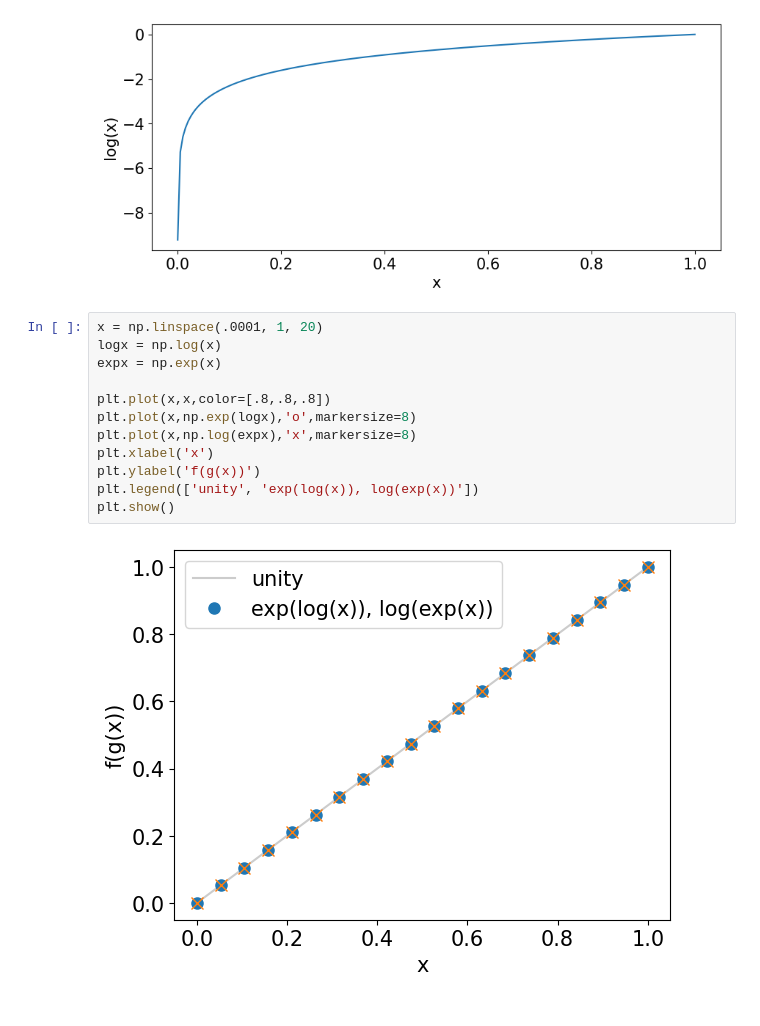
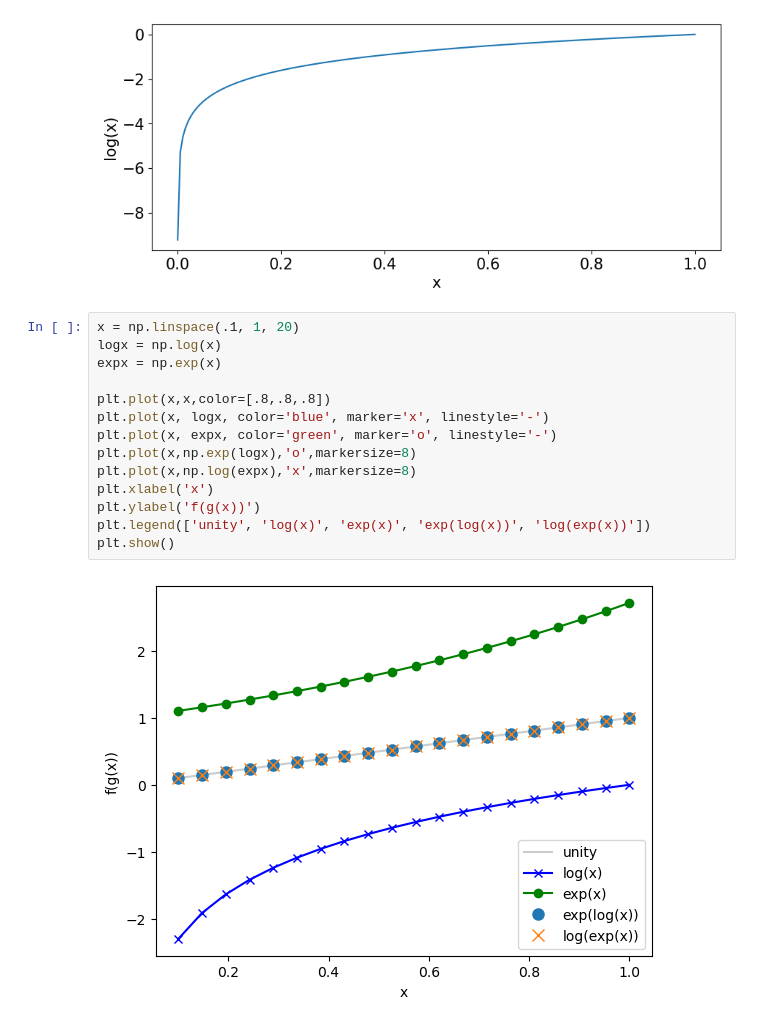
Before and after one commit to sairaghuram-g/dummy_rep_for_review, a Jupyter notebook: notebooks/002_logarithm.ipynb, the cells around one changed output. Cells and saved outputs as stored; diff of their text form.

```diff
--- a/notebooks/002_logarithm.ipynb
+++ b/notebooks/002_logarithm.ipynb
@@ -14,16 +14,18 @@ plt.show()
 # %% [output]
 [figure]
 # %%
-x = np.linspace(.0001, 1, 20)
+x = np.linspace(.1, 1, 20)
 logx = np.log(x)
 expx = np.exp(x)
 
 plt.plot(x,x,color=[.8,.8,.8])
+plt.plot(x, logx, color='blue', marker='x', linestyle='-')
+plt.plot(x, expx, color='green', marker='o', linestyle='-')
 plt.plot(x,np.exp(logx),'o',markersize=8)
 plt.plot(x,np.log(expx),'x',markersize=8)
 plt.xlabel('x')
 plt.ylabel('f(g(x))')
-plt.legend(['unity', 'exp(log(x)), log(exp(x))'])
+plt.legend(['unity', 'log(x)', 'exp(x)', 'exp(log(x))', 'log(exp(x))'])
 plt.show()
 # %% [output]
-[figure, old version]
+[figure, new version]
```
Also changed, not shown: 4 other files.
